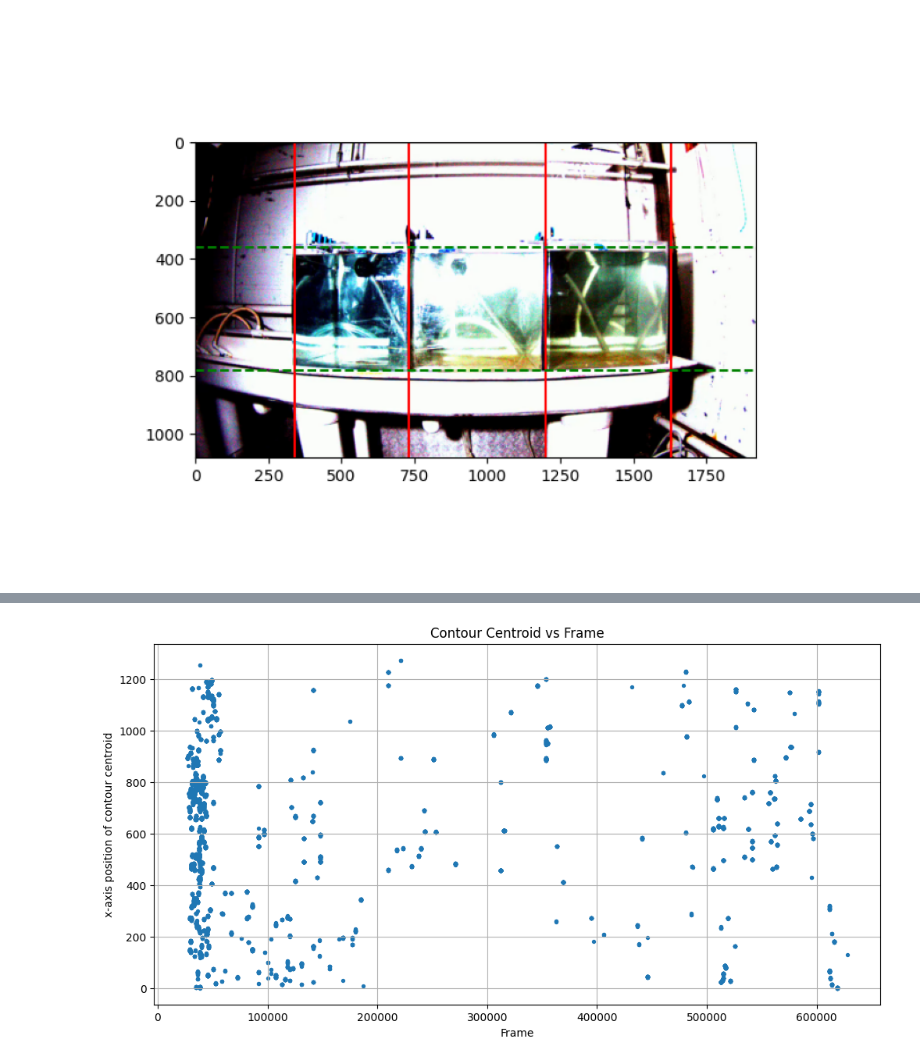
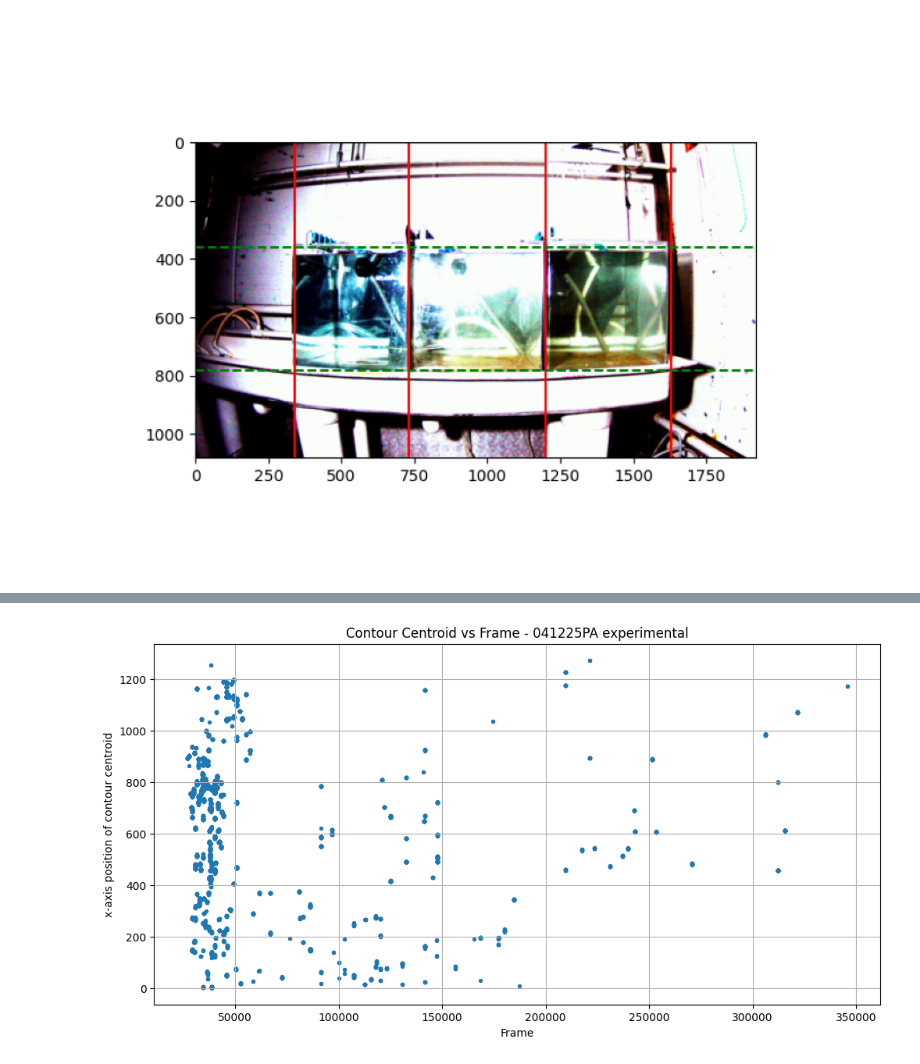
Before and after one commit to ucsb-oakley-lab/lunar, a Jupyter notebook: notebooks/Panama_April2025/ContoursApril12Experimental.ipynb, the cells around one changed output, grey strips where cells are left out. Cells and saved outputs as stored; diff of their text form; code cells hidden in the pictures.

Commit message:
Re-running April 12 after cleaning up notebooks

```diff
--- a/notebooks/Panama_April2025/ContoursApril12Experimental.ipynb
+++ b/notebooks/Panama_April2025/ContoursApril12Experimental.ipynb
@@ -0,0 +4,38 @@
+# %%
+# ====================================================================================
+# CONFIGURATION - Edit these variables when creating a new notebook from template
+# ====================================================================================
+
+# Experiment identification
+DATE = "041225PA"
+CONDITION = "experimental"  # "experimental" or "control"
+
+# Video directory and file pattern
+VIDEO_DIR = f"/home/local/ADS/oakley/labdata/users/McKinley/Panama2025/12Apr25/{DATE}_{CONDITION}"
+VIDEO_PATTERN = f"{VIDEO_DIR}/{DATE}_{CONDITION}_part??.mp4"
+
+# Output files
+CONTOURS_OUTPUT_FILE = f"contours_{DATE}_{CONDITION}.tab"
+VISUALIZATION_OUTPUT = f"../../results/{DATE}_{CONDITION}.png"
+RESULTS_PREFIX = "../../results/April12"
+
+# Tank boundaries (x and y limits)
+#**** These are determined by visually inspecting the first frame of the video and will need to be adjusted for different videos ****
+X_LINES = [340, 730, 1200, 1630]
+Y_LINES = [360, 780]
+XLIM = [X_LINES[0], X_LINES[-1]]
+YLIM = [Y_LINES[0], Y_LINES[-1]]
+
+# Contour detection parameters
+BLACK_THRESHOLD = 110
+MIN_AREA = 1.5
+MAX_AREA = 1000.0
+BRIGHTNESS_THRESHOLD = 50
+THREADS = 4
+
+# Visualization parameters
+VISUALIZATION_FRAME = 500
+
+print(f"📁 Configuration loaded for: {DATE} {CONDITION}")
+print(f"📹 Video pattern: {VIDEO_PATTERN}")
+print(f"📊 Output file: {CONTOURS_OUTPUT_FILE}")
@@ -256,18 +246,18 @@ Processed 27000 frames in /home/local/ADS/oakley/labdata/users/McKinley/Panama20
 # %%
 import pandas as pd
 import matplotlib.pyplot as plt
 
-# Load the tab-separated file
-df = pd.read_csv('contours_041225PA_control.tab', sep='\t')
+# Load the tab-separated file using configuration variable
+df = pd.read_csv(CONTOURS_OUTPUT_FILE, sep='\t')
 
 # Plot frame vs cX
 plt.figure(figsize=(12, 6))
 plt.scatter(df['frame'], df['cX'], s=8)
 plt.xlabel('Frame')
 plt.ylabel('x-axis position of contour centroid')
-plt.title('Contour Centroid vs Frame')
+plt.title(f'Contour Centroid vs Frame - {DATE} {CONDITION}')
 plt.grid(True)
 #plt.xlim(34000, 35000)
 plt.show()
 # %% [output]
-[figure, old version]
+[figure, new version]
```
Also changed, not shown: parts of 6 cells of this notebook, 5 other files.
